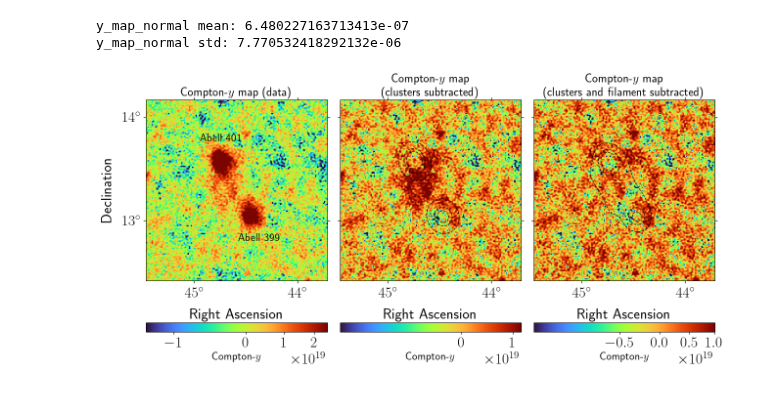
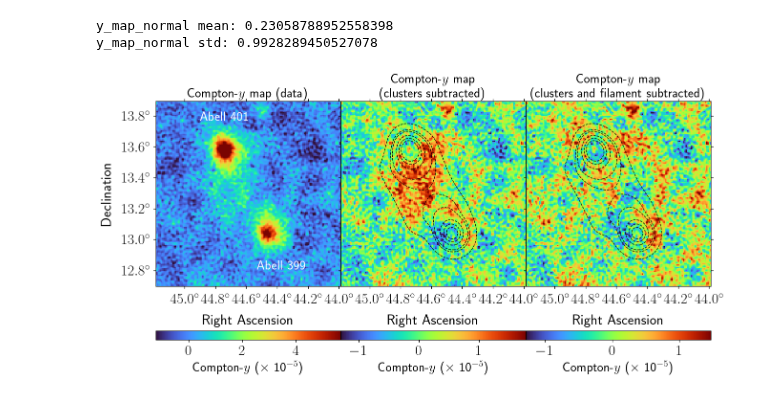
Before and after one commit to guanyilun/multi-freq-bridge, a Jupyter notebook: notebooks/y_map.ipynb, the cells around one changed output. Saved outputs shown, nothing was run; the diff lists cells and outputs as text; code cells hidden in the pictures.

```diff
--- a/notebooks/y_map.ipynb
+++ b/notebooks/y_map.ipynb
@@ -35,9 +35,9 @@ import astropy.units as u
 cf = ut.get_config_file("../configs/case10_ajay.yaml")
 region = ut.get_region(cf['region_center_ra'],
                         cf['region_center_dec'],
-                        1.75)
+                        1.2)
 
-norm_const = -3.526666833214854e-07
+norm_const = -3.526666833214854e-07 * 10**5
 y_map_normal = enmap.read_map("/home/gill/research/ACT/paper/models/ymaps/regular.fits", box=region) * norm_const
 y_map_clusters = enmap.read_map("/home/gill/research/ACT/paper/models/ymaps/clusters_only.fits", box=region) * norm_const
 y_map_all = enmap.read_map("/home/gill/research/ACT/paper/models/ymaps/all.fits", box=region) * norm_const
@@ -48,9 +48,13 @@ models_best_fit_all = enmap.read_map("/home/gill/research/ACT/paper/models/indiv
 # print mean and std of y_map_normal
 print("y_map_normal mean:", np.mean(y_map_normal))
 print("y_map_normal std:", np.std(y_map_normal))
+
+best_fit_tSZ = enmap.read_map("/home/gill/research/ACT/paper/x_ray_radio/bridge_indv_98_pa5_model_uK.fits", box=region)
+best_fit_sigma = np.std(best_fit_tSZ)
+best_fit_contour_levels = np.array([-5, -4, -3, -2, -1.7, -1]) * best_fit_sigma
 # %% [output]
-y_map_normal mean: 6.480227163713413e-07
-y_map_normal std: 7.770532418292132e-06
+y_map_normal mean: 0.23058788952558398
+y_map_normal std: 0.9928289450527078
 # %%
 from astropy.visualization import ZScaleInterval, ImageNormalize, LogStretch, AsinhStretch, simple_norm
 
@@ -68,12 +72,17 @@ titles = ['Compton-$y$ map (data)', 'Compton-$y$ map \n (clusters subtracted)',
 # Create subplots with WCS projection
 for i, (y_map, title) in enumerate(zip(maps, titles)):
     ax = plt.subplot(1, 3, i+1, projection=y_map.wcs)
-    y_map *= 1e6  # Convert to micro-Kelvin
+    #y_map *= 1e6  # Convert to micro-Kelvin
     # Compute ZScale limits for better contrast and use inverted plasma colormap
     cmap = plt.cm.turbo  # Inverted plasma colormap
     norm = ImageNormalize(y_map, interval=ZScaleInterval())
-    norm = simple_norm(y_map, stretch="sqrt", percent=97)  # Use simple norm for better contrast
 
+    if i == 0:  # For the first subplot (data map), use simple norm for better contrast
+        norm = simple_norm(y_map, stretch="linear", percent=99)  # Use simple norm for better contrast
+    elif i == 1:  # For the second subplot (clusters subtracted), use asinh stretch
+        norm = simple_norm(y_map, stretch="linear", percent=99.7)  # Use simple norm for better contrast
+    elif i == 2:  # For the third subplot (all subtracted), use log stretch
+        norm = simple_norm(y_map, stretch="linear", percent=99.7)
     # Display the map with ZScale normalization
     im = ax.imshow(y_map, origin='lower', cmap=cmap, norm=norm, interpolation='none')
 
@@ -82,12 +91,12 @@ for i, (y_map, title) in enumerate(zip(maps, titles)):
         sigma = np.std(models_best_fit_clusters)
         mean = np.mean(models_best_fit_clusters)
         contour_levels = [mean - 5*sigma, mean - 3*sigma, mean - sigma]
-        contours = ax.contour(models_best_fit_clusters, levels=contour_levels, colors='black', alpha=0.9, linewidths=1)
+        contours = ax.contour(best_fit_tSZ, levels=best_fit_contour_levels, colors='black', alpha=0.9, linewidths=1)
     elif i == 2:  # all subtracted map - use all model
         sigma = np.std(models_best_fit_all)
         mean = np.mean(models_best_fit_all)
         contour_levels = [mean - 5*sigma, mean - 3*sigma, mean - sigma]
-        contours = ax.contour(models_best_fit_all, levels=contour_levels, colors='black', alpha=0.9, linewidths=1)
+        contours = ax.contour(best_fit_tSZ, levels=best_fit_contour_levels, colors='black', alpha=0.9, linewidths=1)
     # No contours for i == 0 (data map)
 
     # Set up coordinate axes
@@ -95,43 +104,43 @@ for i, (y_map, title) in enumerate(zip(maps, titles)):
     dec = ax.coords[1]
 
     # Set labels - only show declination label for first subplot
     ra.set_axislabel('Right Ascension')
     if i == 0:
         dec.set_axislabel('Declination')
     else:
         dec.set_axislabel('')
         dec.set_ticklabel_visible(False)  # Hide y-axis tick labels for subplots 2 and 3
 
     # Ensure tick labels are in float degrees
-    ra.set_major_formatter('d')
-    dec.set_major_formatter('d')
+    ra.set_major_formatter('d.d')
+    dec.set_major_formatter('d.d')
 
     # Invert x-axis for proper RA display
     ax.invert_xaxis()
 
     # Add title
-    ax.set_title(title, fontsize=18)
+    ax.set_title(title, fontsize=20)
 
     # Add colorbar for each subplot
-    cbar = plt.colorbar(im, ax=ax, orientation='horizontal', pad=0.14, shrink=1)
-    cbar.set_label('Compton-$y$', fontsize=16)
+    cbar = plt.colorbar(im, ax=ax, orientation='horizontal', pad=0.15, shrink=1)
+    cbar.set_label(label=r'Compton-$y$ ($\times$ 10$^{-5}$)', fontsize=20)
 
     # Add Abell cluster labels to the first map
     if i == 0:
         # Abell 401 position
         ax.text(cf['c1_ra'], cf['c1_dec'] + 0.2, 'Abell 401', transform=ax.get_transform('world'),
-                fontsize=16, color='black', ha='center', va='center', weight='bold')
+                fontsize=20, color='white', ha='center', va='center', weight='bold')
 
         # Abell 399 position
         ax.text(cf['c2_ra']-.1, cf['c2_dec'] - 0.2, 'Abell 399', transform=ax.get_transform('world'),
-                fontsize=16, color='black', ha='center', va='center', weight='bold')
+                fontsize=20, color='white', ha='center', va='center', weight='bold')
 
 # Reduce horizontal space between subplots
-plt.subplots_adjust(wspace=0.07)
-#plt.savefig('../plots/compton_y_maps_contours.pdf',  dpi=650, bbox_inches='tight')
+plt.subplots_adjust(wspace=0.0)
+plt.savefig('../plots/compton_y_maps_contours.pdf',  dpi=400, bbox_inches='tight')
 plt.show()
 # %% [output]
-[figure, old version]
+[figure, new version]
 # %%
 # matplotlib latex font settings
 plt.rc('text', usetex=True)
```
Also changed, not shown: 1 other file.
